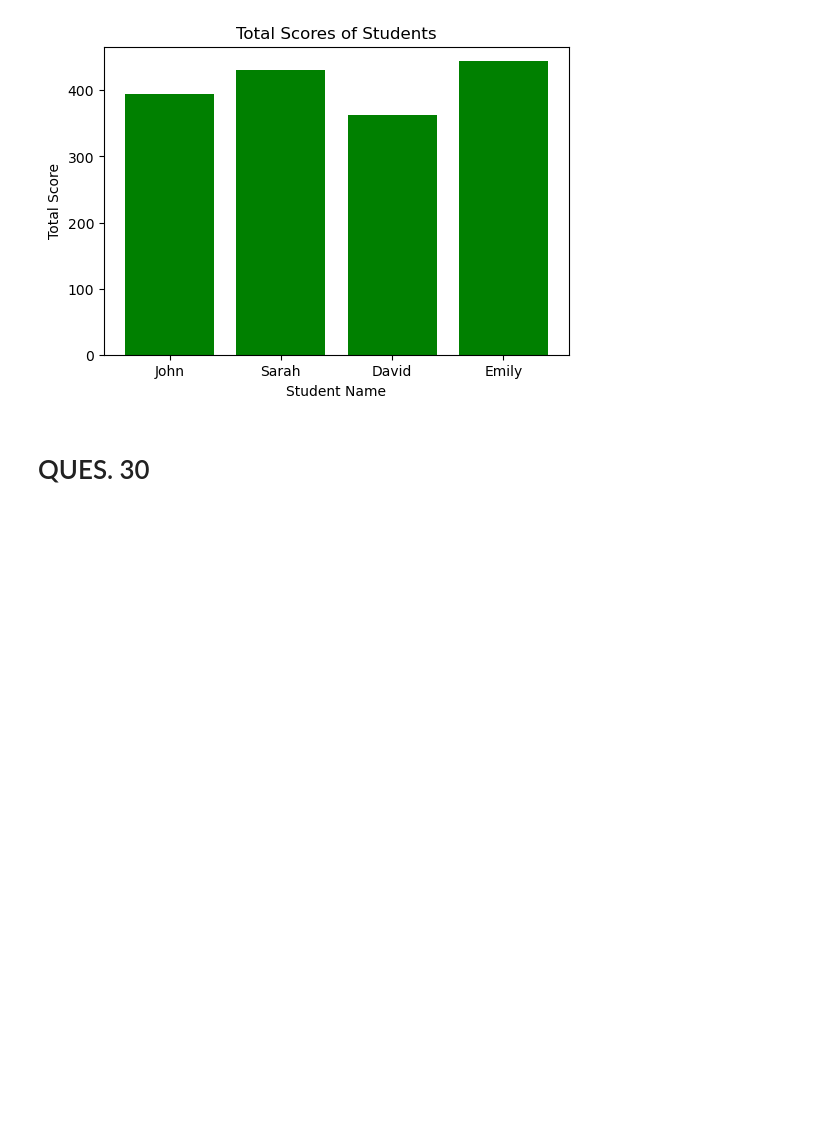
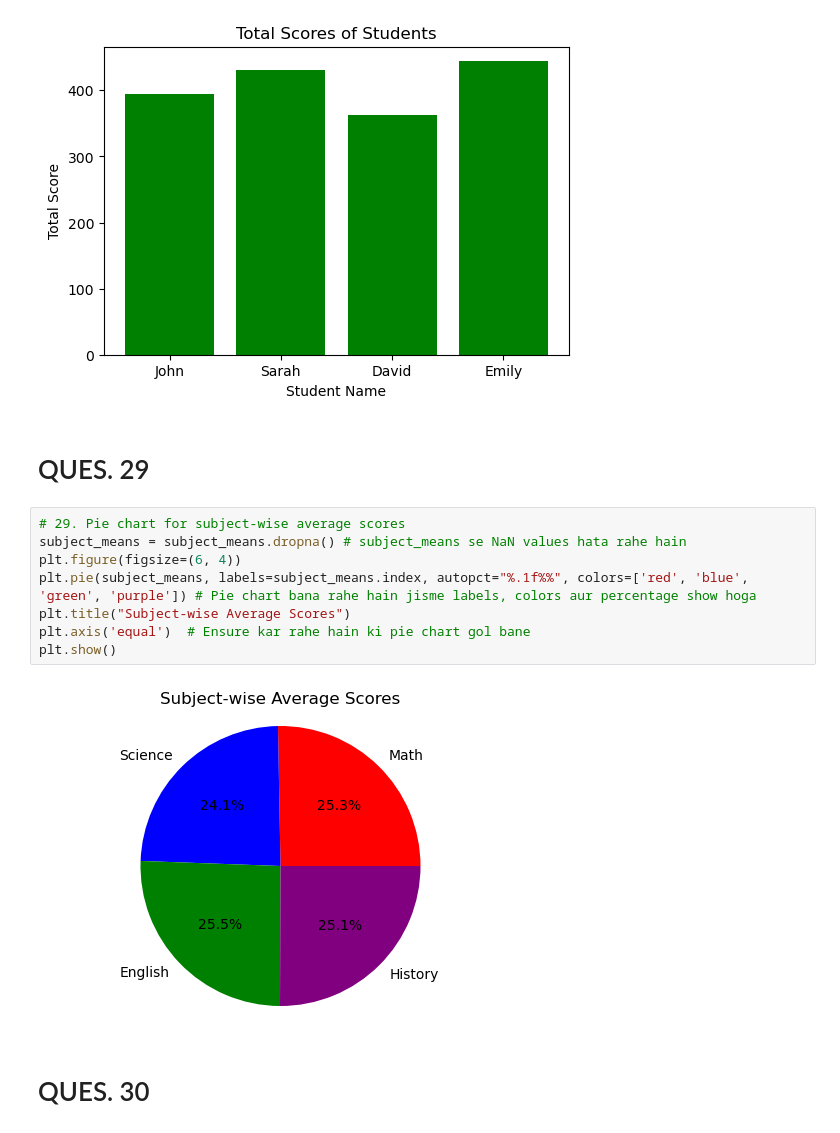
Before and after one commit to jitendra205saini/Machine_Larning_Training, a Jupyter notebook: ml_tast/23TO30.ipynb, the cells around one changed output. Saved outputs shown, nothing was run; the diff lists cells and outputs as text; blank space fills up the shorter version.

```diff
--- a/ml_tast/23TO30.ipynb
+++ b/ml_tast/23TO30.ipynb
@@ -82,6 +82,18 @@ plt.title("Total Scores of Students")
 plt.show()
 # %% [output]
 [figure]
+# %% [markdown]
+# QUES. 29
+# %%
+# 29. Pie chart for subject-wise average scores
+subject_means = subject_means.dropna() # subject_means se NaN values hata rahe hain
+plt.figure(figsize=(6, 4))
+plt.pie(subject_means, labels=subject_means.index, autopct="%.1f%%", colors=['red', 'blue', 'green', 'purple']) # Pie chart bana rahe hain jisme labels, colors aur percentage show hoga
+plt.title("Subject-wise Average Scores")
+plt.axis('equal')  # Ensure kar rahe hain ki pie chart gol bane
+plt.show()
+# %% [output]
+[figure, added]
 # %% [markdown]
 # QUES. 30
 # %%
```
